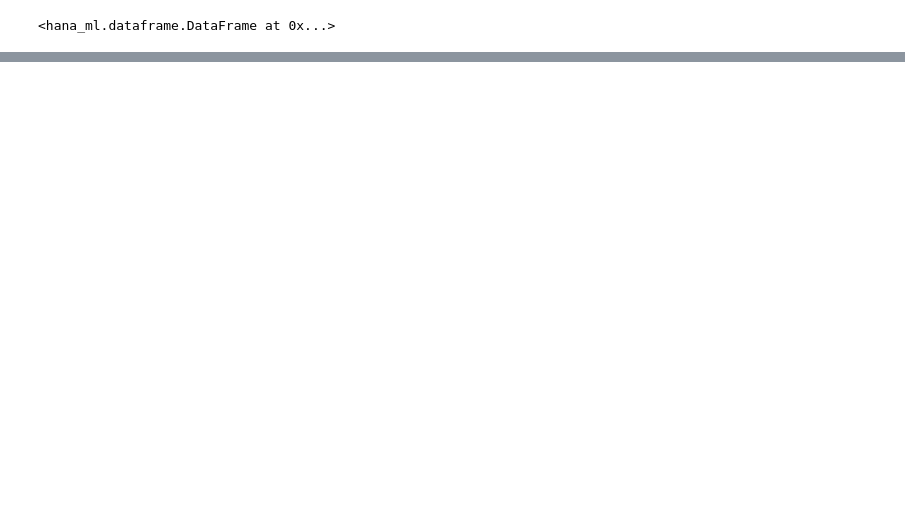
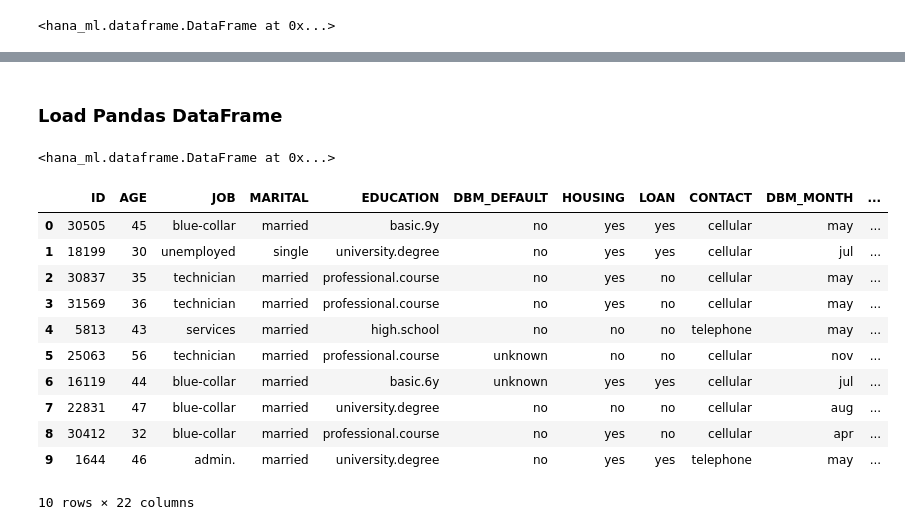
Before and after one commit to SAP-samples/hana-ml-samples, a Jupyter notebook: Python-API/pal/notebooks/DataFrameIntroduction.ipynb, the cells around one changed output, grey strips where cells are left out. Drawn from its saved outputs; the diff is of its cells as text; code cells hidden in the pictures; blank space fills up the shorter version.

```diff
--- a/Python-API/pal/notebooks/DataFrameIntroduction.ipynb
+++ b/Python-API/pal/notebooks/DataFrameIntroduction.ipynb
@@ -218,0 +237,21 @@ dataset8.count()
+# %% [markdown]
+### Load Pandas DataFrame
+# %%
+dataframe.create_dataframe_from_pandas(connection_context, dataset8.head(10).collect(), 'MYTEST3', replace=True)
+# %% [output]
+<hana_ml.dataframe.DataFrame at 0x...>
+# %%
+connection_context.table("MYTEST3").head(10).collect()
+# %% [output]
+|  | ID | AGE | JOB | MARITAL | EDUCATION | DBM_DEFAULT | HOUSING | LOAN | CONTACT | DBM_MONTH | ... |
+| 0 | 30505 | 45 | blue-collar | married | basic.9y | no | yes | yes | cellular | may | ... |
+| 1 | 18199 | 30 | unemployed | single | university.degree | no | yes | yes | cellular | jul | ... |
+| 2 | 30837 | 35 | technician | married | professional.course | no | yes | no | cellular | may | ... |
+| 3 | 31569 | 36 | technician | married | professional.course | no | yes | no | cellular | may | ... |
+| 4 | 5813 | 43 | services | married | high.school | no | no | no | telephone | may | ... |
+| 5 | 25063 | 56 | technician | married | professional.course | unknown | no | no | cellular | nov | ... |
+| 6 | 16119 | 44 | blue-collar | married | basic.6y | unknown | yes | yes | cellular | jul | ... |
+| 7 | 22831 | 47 | blue-collar | married | university.degree | no | no | no | cellular | aug | ... |
+| 8 | 30412 | 32 | blue-collar | married | professional.course | no | yes | no | cellular | apr | ... |
+| 9 | 1644 | 46 | admin. | married | university.degree | no | yes | yes | telephone | may | ... |
+10 rows × 22 columns
```
Also changed, not shown: parts of 14 cells of this notebook, 14 other files.
